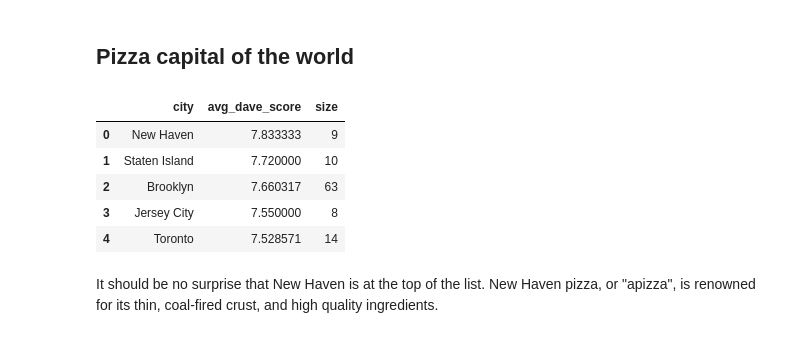
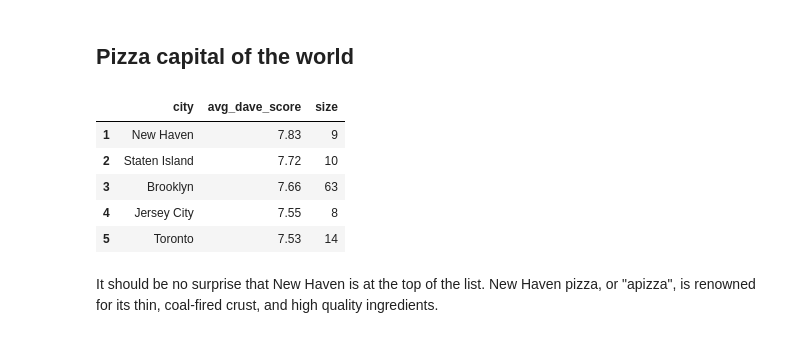
Before and after one commit to dreaminred/barstool-pizza, a Jupyter notebook: main-notebook.ipynb, the cells around one changed output. Cells and saved outputs as stored; diff of their text form; code cells hidden in the pictures.

```diff
--- a/main-notebook.ipynb
+++ b/main-notebook.ipynb
@@ -228,15 +234,17 @@ The distributions of the top reviewed cities follow similar patterns; left-skewe
 # %%
 cities_df = pizza_df.groupby('city')['reviewStats.dave.averageScore'].agg(avg='mean', size='size')
 cities_df = cities_df.sort_values(by='avg', ascending=False)
 pizza_capital_df = cities_df[cities_df['size'] >= 5].sort_values(by='avg', ascending=False).head(100).reset_index().rename(columns={'avg':'avg_dave_score'})
+pizza_capital_df['avg_dave_score'] = np.round(pizza_capital_df['avg_dave_score'],2)
+pizza_capital_df.index += 1
 pizza_capital_df.head(5)
 # %% [output]
 |  | city | avg_dave_score | size |
-| 0 | New Haven | 7.833333 | 9 |
-| 1 | Staten Island | 7.720000 | 10 |
-| 2 | Brooklyn | 7.660317 | 63 |
-| 3 | Jersey City | 7.550000 | 8 |
-| 4 | Toronto | 7.528571 | 14 |
+| 1 | New Haven | 7.83 | 9 |
+| 2 | Staten Island | 7.72 | 10 |
+| 3 | Brooklyn | 7.66 | 63 |
+| 4 | Jersey City | 7.55 | 8 |
+| 5 | Toronto | 7.53 | 14 |
 # %% [markdown]
 It should be no surprise that New Haven is at the top of the list. New Haven pizza, or "apizza", is renowned for its thin, coal-fired crust, and high quality ingredients.
 # %% [markdown]
```
Also changed, not shown: parts of 22 cells of this notebook, 1 other file.
